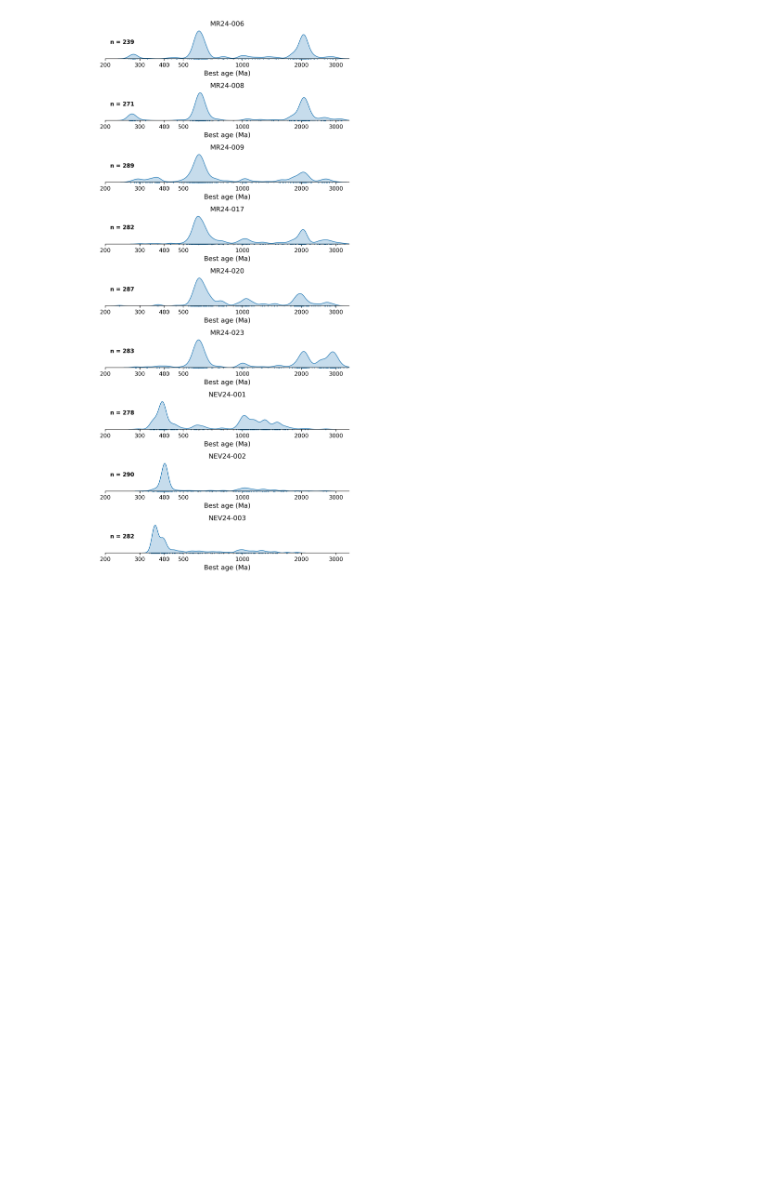
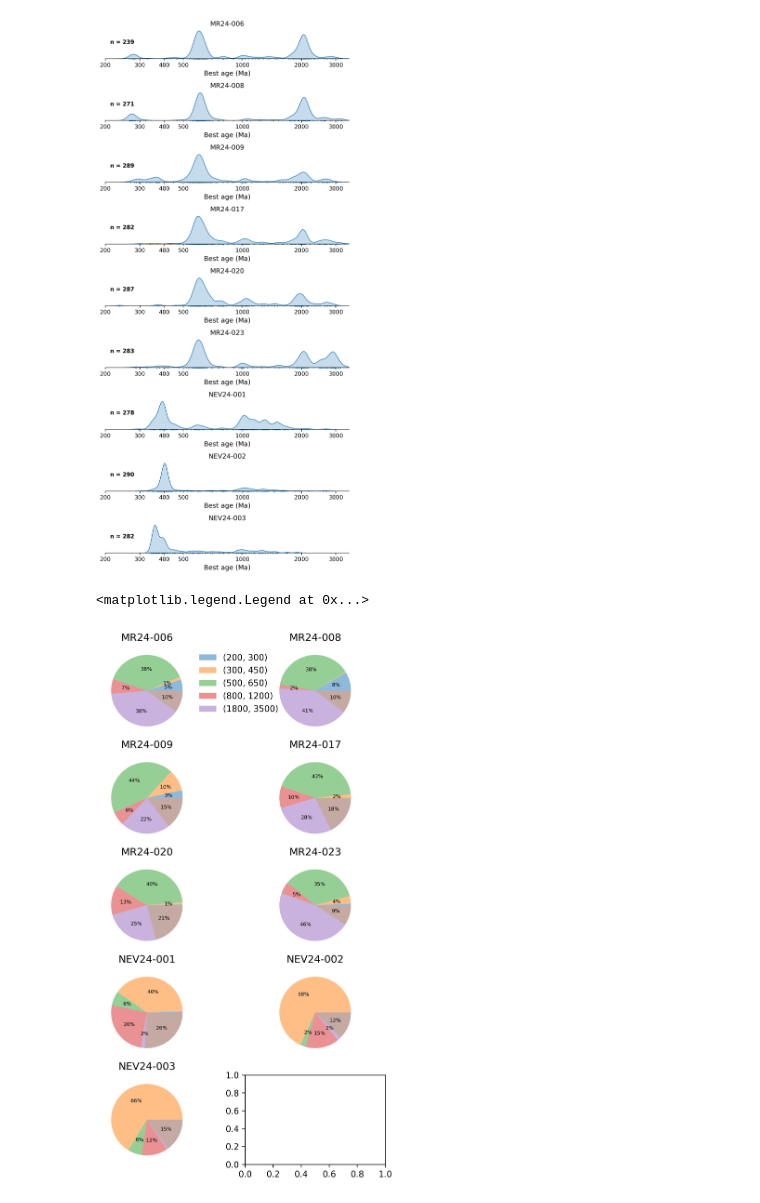
Before and after one commit to dyvasey/dataset-morocco-dz-2024, a Jupyter notebook: process_laserchron.ipynb, the cells around one changed output. Saved outputs shown, nothing was run; the diff lists cells and outputs as text; code cells hidden in the pictures; blank space fills up the shorter version.

Commit message:
Modified environment file and added pie chart plotting to new data

```diff
--- a/process_laserchron.ipynb
+++ b/process_laserchron.ipynb
@@ -108,3 +108,18 @@ plt.tight_layout()
 fig.savefig('kdes.pdf')
 # %% [output]
 [figure]
+# %%
+# Plot pie charts using spans
+spans = [(200,300),(300,450),(500,650),(800,1200),(1800,3500)]
+
+fig,axs = plt.subplots(5,2,figsize=(6.5,11),dpi=300)
+
+for k,smp in enumerate(smps):
+    ax = axs.flat[k]
+    ax.set_title(smp.name)
+    smp.pie(ax=ax,spans=spans,textprops={'fontsize':6})
+
+axs.flat[0].legend(labels=spans)
+# %% [output]
+<matplotlib.legend.Legend at 0x...>
+[figure, added]
```
Also changed, not shown: 1 other file.
